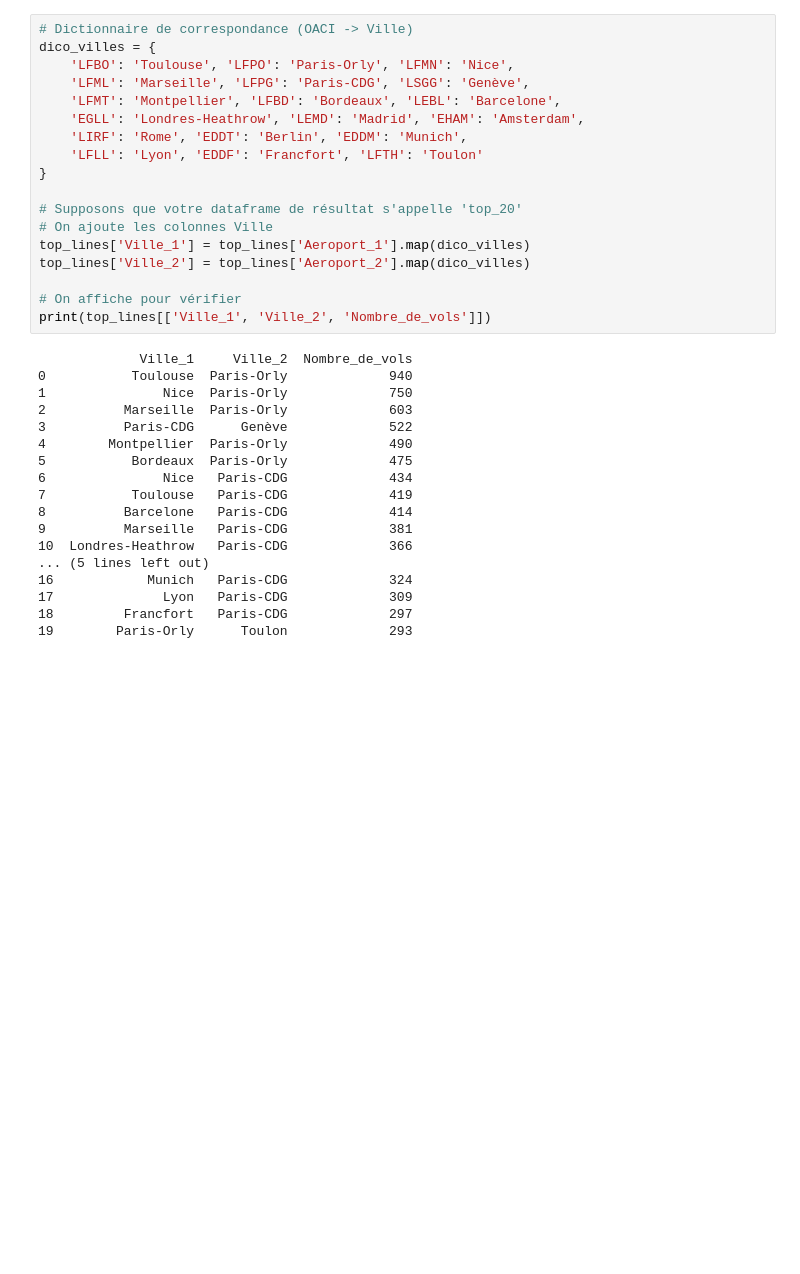
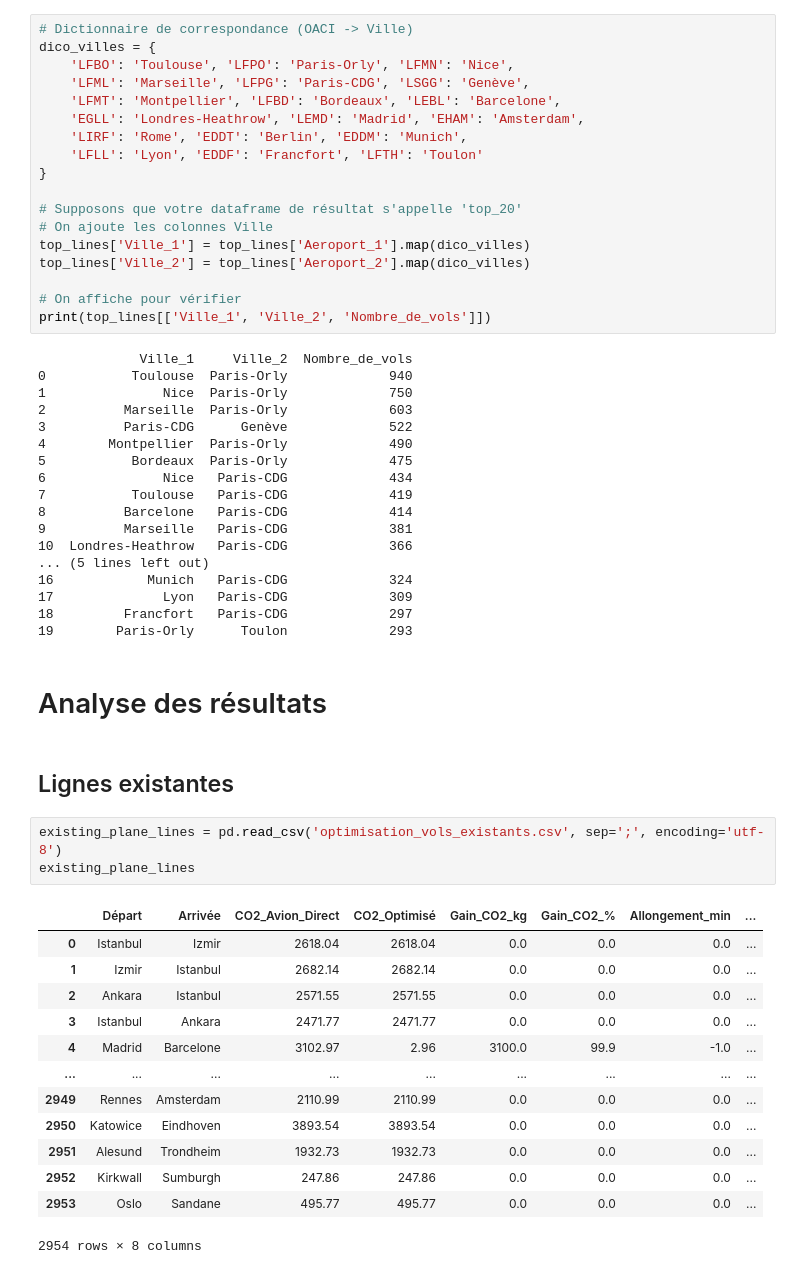
Before and after one commit to pupintimeo-max/BE_Optimisation_ETE_305, a Jupyter notebook: BE_optmisation/essais.ipynb, the cells around one changed output. Saved outputs shown, nothing was run; the diff lists cells and outputs as text; blank space fills up the shorter version.

Commit message:
observations résultats

```diff
--- a/BE_optmisation/essais.ipynb
+++ b/BE_optmisation/essais.ipynb
@@ -179,3 +179,24 @@ print(top_lines[['Ville_1', 'Ville_2', 'Nombre_de_vols']])
 17              Lyon   Paris-CDG             309
 18         Francfort   Paris-CDG             297
 19        Paris-Orly      Toulon             293
+# %% [markdown]
+# Analyse des résultats
+# %% [markdown]
+## Lignes existantes
+# %%
+existing_plane_lines = pd.read_csv('optimisation_vols_existants.csv', sep=';', encoding='utf-8')
+existing_plane_lines
+# %% [output]
+|  | Départ | Arrivée | CO2_Avion_Direct | CO2_Optimisé | Gain_CO2_kg | Gain_CO2_% | Allongement_min | ... |
+| 0 | Istanbul | Izmir | 2618.04 | 2618.04 | 0.0 | 0.0 | 0.0 | ... |
+| 1 | Izmir | Istanbul | 2682.14 | 2682.14 | 0.0 | 0.0 | 0.0 | ... |
+| 2 | Ankara | Istanbul | 2571.55 | 2571.55 | 0.0 | 0.0 | 0.0 | ... |
+| 3 | Istanbul | Ankara | 2471.77 | 2471.77 | 0.0 | 0.0 | 0.0 | ... |
+| 4 | Madrid | Barcelone | 3102.97 | 2.96 | 3100.0 | 99.9 | -1.0 | ... |
+| ... | ... | ... | ... | ... | ... | ... | ... | ... |
+| 2949 | Rennes | Amsterdam | 2110.99 | 2110.99 | 0.0 | 0.0 | 0.0 | ... |
+| 2950 | Katowice | Eindhoven | 3893.54 | 3893.54 | 0.0 | 0.0 | 0.0 | ... |
+| 2951 | Alesund | Trondheim | 1932.73 | 1932.73 | 0.0 | 0.0 | 0.0 | ... |
+| 2952 | Kirkwall | Sumburgh | 247.86 | 247.86 | 0.0 | 0.0 | 0.0 | ... |
+| 2953 | Oslo | Sandane | 495.77 | 495.77 | 0.0 | 0.0 | 0.0 | ... |
+2954 rows × 8 columns
```
Also changed, not shown: parts of 8 cells of this notebook.
